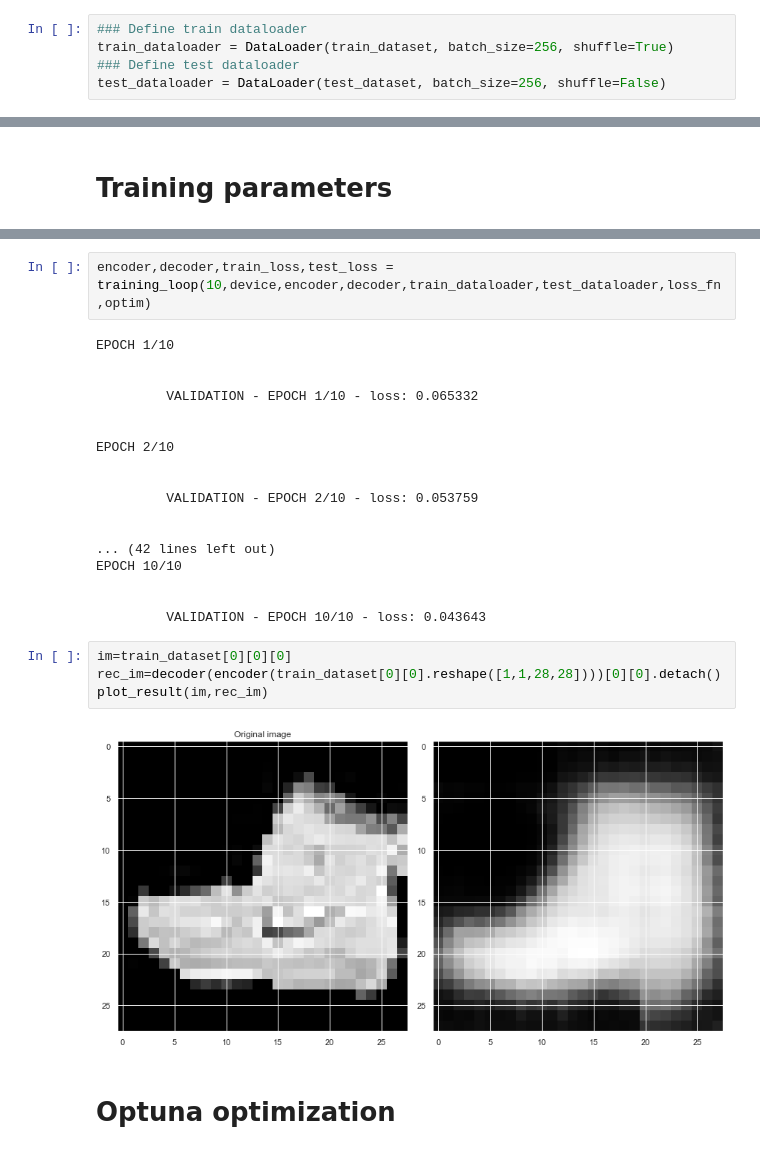
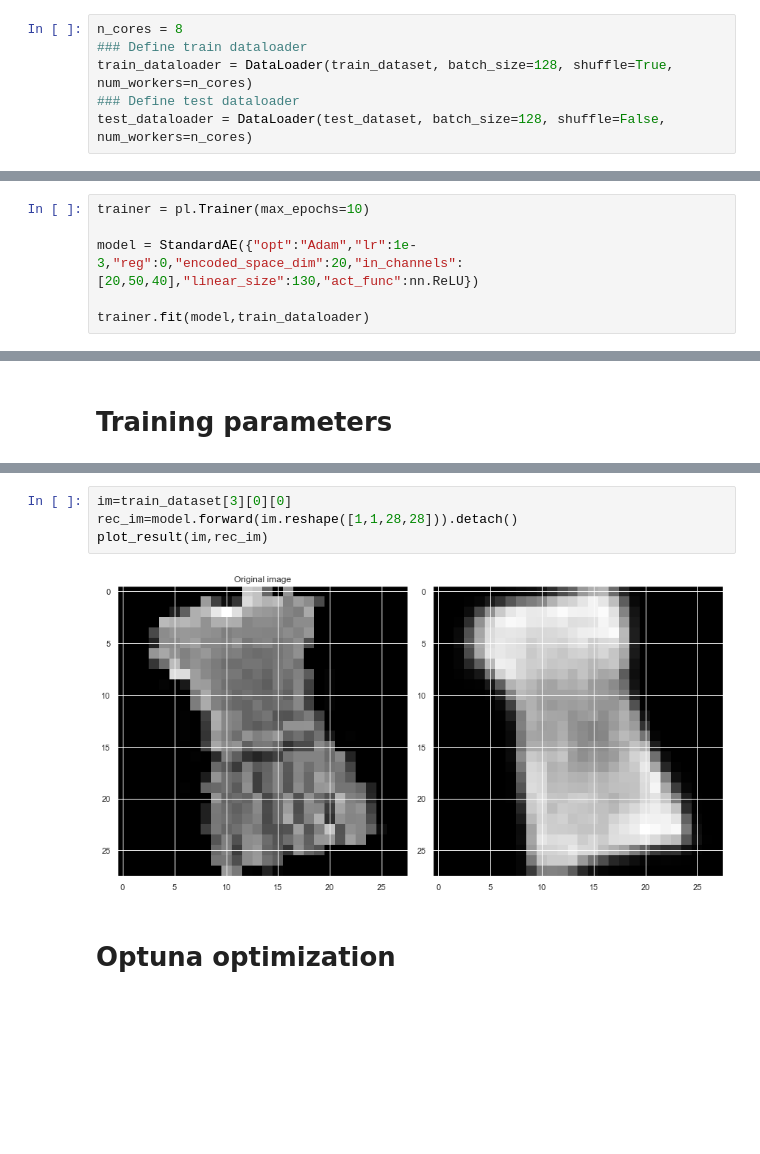
Before and after one commit to Confizolo/PoDProjects, a Jupyter notebook: NNDL/HW2/nndl_2021__homework_2.ipynb, the cells around one changed output, grey strips where cells are left out. Drawn from its saved outputs; the diff is of its cells as text; blank space fills up the shorter version.

Commit message:
New files for models

```diff
--- a/NNDL/HW2/nndl_2021__homework_2.ipynb
+++ b/NNDL/HW2/nndl_2021__homework_2.ipynb
@@ -59,9 +57,10 @@ test_dataset  = torchvision.datasets.FashionMNIST('classifier_data', train=False
 train_dataset.transform = transformations
 test_dataset.transform = transformations
 # %%
+n_cores = 8
 ### Define train dataloader
-train_dataloader = DataLoader(train_dataset, batch_size=256, shuffle=True)
+train_dataloader = DataLoader(train_dataset, batch_size=128, shuffle=True, num_workers=n_cores)
 ### Define test dataloader
-test_dataloader = DataLoader(test_dataset, batch_size=256, shuffle=False)
+test_dataloader = DataLoader(test_dataset, batch_size=128, shuffle=False, num_workers=n_cores)
 # %% [markdown]
 ## Network definition
@@ -75,0 +67,6 @@ decoder = Decoder(encoded_space_dim=encoded_space_dim, device=device)
+# %%
+trainer = pl.Trainer(max_epochs=10)
+
+model = StandardAE({"opt":"Adam","lr":1e-3,"reg":0,"encoded_space_dim":20,"in_channels":[20,50,40],"linear_size":130,"act_func":nn.ReLU})
+
+trainer.fit(model,train_dataloader)
@@ -90,28 +93,8 @@ optim = torch.optim.Adam(params_to_optimize, lr=lr, weight_decay=1e-5)
-# %%
-encoder,decoder,train_loss,test_loss = training_loop(10,device,encoder,decoder,train_dataloader,test_dataloader,loss_fn,optim)
-# %% [output]
-EPOCH 1/10
-
-
-         VALIDATION - EPOCH 1/10 - loss: 0.065332
-
-
-EPOCH 2/10
-
-
-         VALIDATION - EPOCH 2/10 - loss: 0.053759
-
-
-... (42 lines left out)
-EPOCH 10/10
-
-
-         VALIDATION - EPOCH 10/10 - loss: 0.043643
 # %%
-im=train_dataset[0][0][0]
-rec_im=decoder(encoder(train_dataset[0][0].reshape([1,1,28,28])))[0][0].detach()
+im=train_dataset[3][0][0]
+rec_im=model.forward(im.reshape([1,1,28,28])).detach()
 plot_result(im,rec_im)
 # %% [output]
-[figure, old version]
+[figure, new version]
 # %% [markdown]
 # Optuna optimization
```
Also changed, not shown: parts of 39 cells of this notebook, 7 other files.
